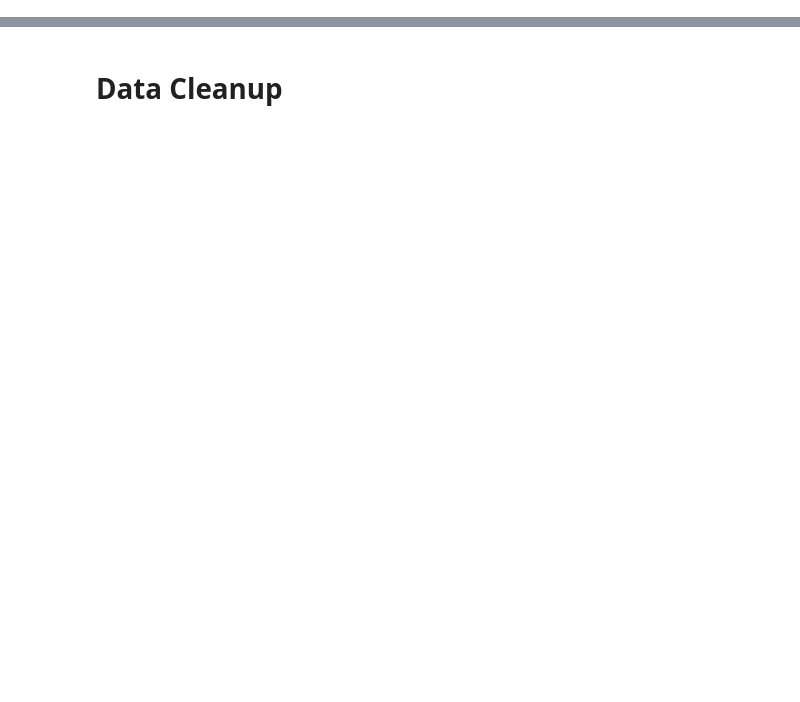
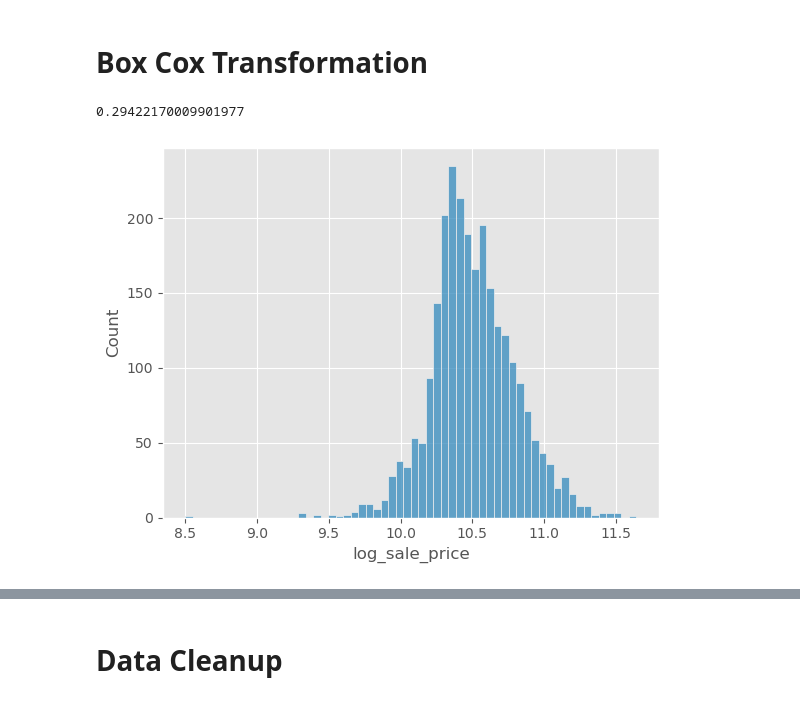
Before and after one commit to eihwood/ML-Ames-Housing, a Jupyter notebook: Austin/austin_eda.ipynb, the cells around one changed output, grey strips where cells are left out. Saved outputs shown, nothing was run; the diff lists cells and outputs as text; code cells hidden in the pictures; blank space fills up the shorter version.

```diff
--- a/Austin/austin_eda.ipynb
+++ b/Austin/austin_eda.ipynb
@@ -83,3 +107,5 @@ Notes on specific columns
 - fence - maybe ordinal?
 - lat/lng - missing 20. maybe we could infer by neighborhood?
 - 'Street' 'LotShape' drop?
+# %% [markdown]
+# Box Cox Transformation
@@ -85,0 +118,7 @@ Notes on specific columns
+# %%
+# plot normal overlay
+mean_lsp = np.mean(df['log_sale_price'])
+sd_lsp = np.std(df['log_sale_price'])
+sd_lsp
+# %% [output]
+0.29422170009901977
@@ -85,0 +128,5 @@ Notes on specific columns
+# %%
+sns.histplot(data=df, x='log_sale_price')
+plt.show()
+# %% [output]
+[figure, added]
```
Also changed, not shown: parts of 105 cells of this notebook, 3 other files.
